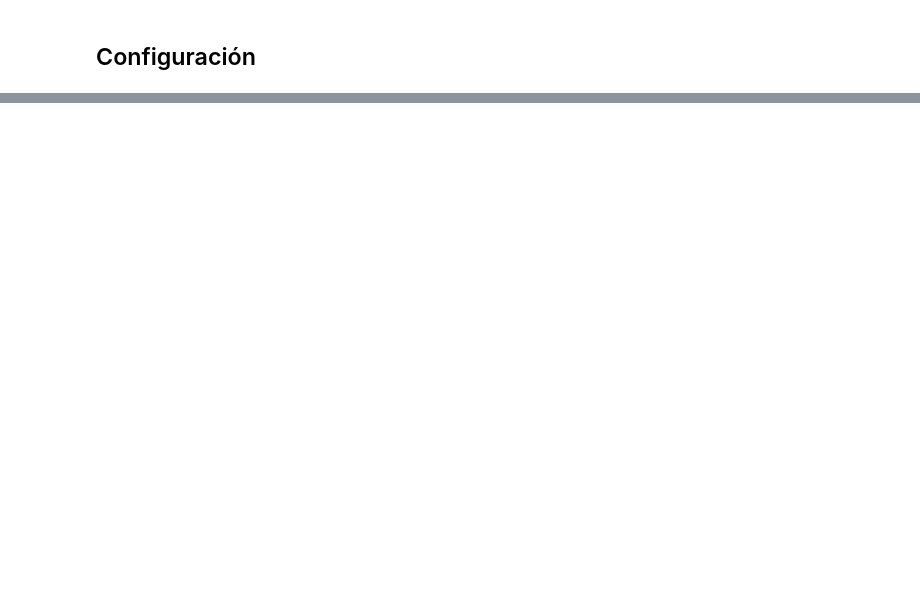
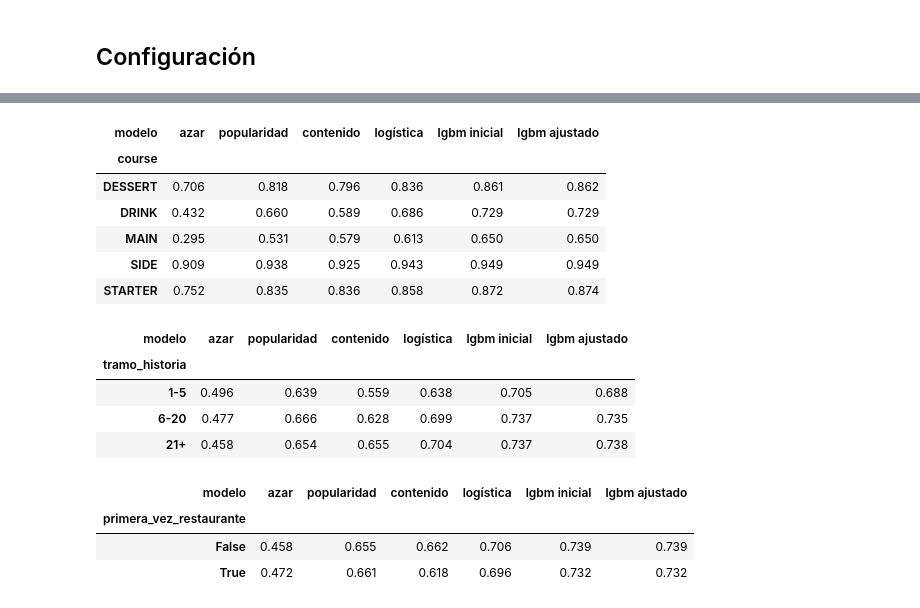
Before and after one commit to Nataliaa05/puzzle-recomendador, a Jupyter notebook: notebooks/12_lightgbm_ranker_optuna.ipynb, the cells around one changed output, grey strips where cells are left out. Saved outputs shown, nothing was run; the diff lists cells and outputs as text; code cells hidden in the pictures; blank space fills up the shorter version.

```diff
--- a/notebooks/12_lightgbm_ranker_optuna.ipynb
+++ b/notebooks/12_lightgbm_ranker_optuna.ipynb
@@ -41,0 +158,20 @@ _Hallazgos y decisiones que pasan al siguiente notebook._
+# %%
+for seg in ["course", "tramo_historia", "primera_vez_restaurante"]:
+    display(summarize(todos, by=["modelo", seg]).pivot(index=seg, columns="modelo", values="ndcg@3")[orden].round(3))
+# %% [output]
+| modelo | azar | popularidad | contenido | logística | lgbm inicial | lgbm ajustado |
+| course |  |  |  |  |  |  |
+| DESSERT | 0.706 | 0.818 | 0.796 | 0.836 | 0.861 | 0.862 |
+| DRINK | 0.432 | 0.660 | 0.589 | 0.686 | 0.729 | 0.729 |
+| MAIN | 0.295 | 0.531 | 0.579 | 0.613 | 0.650 | 0.650 |
+| SIDE | 0.909 | 0.938 | 0.925 | 0.943 | 0.949 | 0.949 |
+| STARTER | 0.752 | 0.835 | 0.836 | 0.858 | 0.872 | 0.874 |
+| modelo | azar | popularidad | contenido | logística | lgbm inicial | lgbm ajustado |
+| tramo_historia |  |  |  |  |  |  |
+| 1-5 | 0.496 | 0.639 | 0.559 | 0.638 | 0.705 | 0.688 |
+| 6-20 | 0.477 | 0.666 | 0.628 | 0.699 | 0.737 | 0.735 |
+| 21+ | 0.458 | 0.654 | 0.655 | 0.704 | 0.737 | 0.738 |
+| modelo | azar | popularidad | contenido | logística | lgbm inicial | lgbm ajustado |
+| primera_vez_restaurante |  |  |  |  |  |  |
+| False | 0.458 | 0.655 | 0.662 | 0.706 | 0.739 | 0.739 |
+| True | 0.472 | 0.661 | 0.618 | 0.696 | 0.732 | 0.732 |
```
Also changed, not shown: parts of 27 cells of this notebook.
